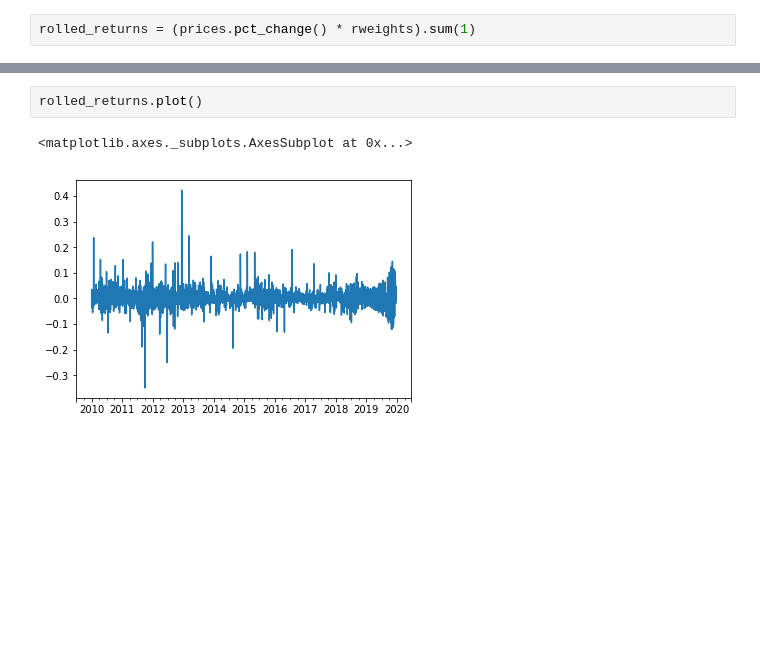
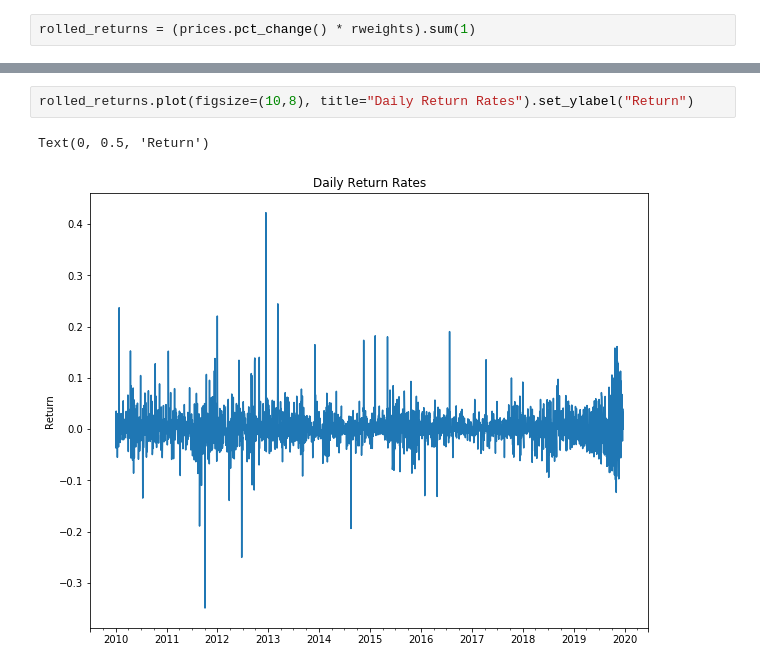
Before and after one commit to CaseyRMartinez/QTW_CaseStudies, a Jupyter notebook: CaseStudy4/CS4_KThomas.ipynb, the cells around one changed output, grey strips where cells are left out. Cells and saved outputs as stored; diff of their text form; blank space fills up the shorter version.

```diff
--- a/CaseStudy4/CS4_KThomas.ipynb
+++ b/CaseStudy4/CS4_KThomas.ipynb
@@ -271,6 +290,6 @@ http://pandas.pydata.org/pandas-docs/stable/indexing.html#ix-indexer-is-deprecat
 Freq: B, dtype: float64
-# %%
-rolled_returns.plot()
-# %% [output]
-<matplotlib.axes._subplots.AxesSubplot at 0x...>
-[figure, removed]
+# %%
+rolled_returns.plot(figsize=(10,8), title="Daily Return Rates").set_ylabel("Return")
+# %% [output]
+Text(0, 0.5, 'Return')
+[figure, added]
```
Also changed, not shown: parts of 11 cells of this notebook.
